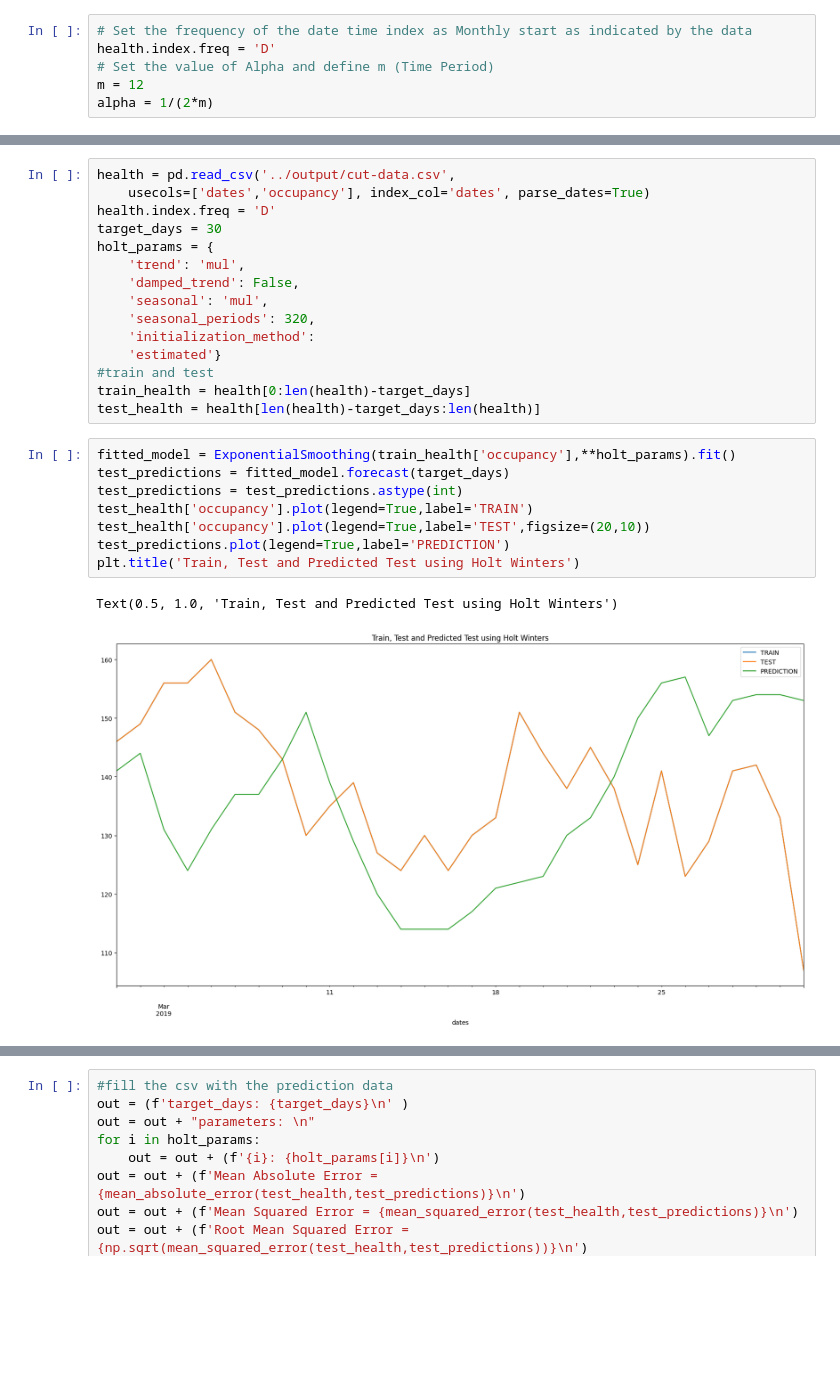
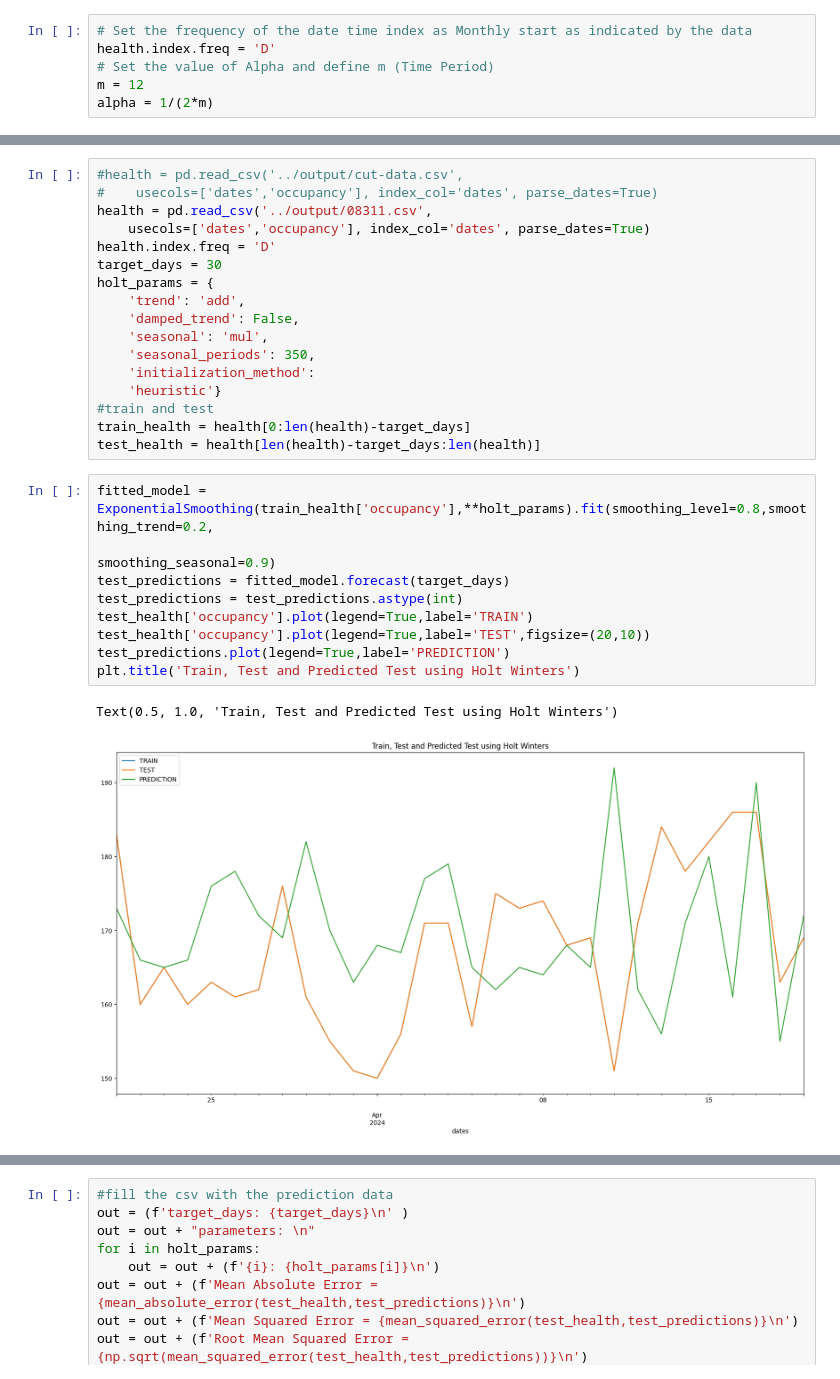
Before and after one commit to aaronbittel/intelligent-planning-of-care-staff, a Jupyter notebook: holt_winter/holt_winter_notebook.ipynb, the cells around one changed output, grey strips where cells are left out. Cells and saved outputs as stored; diff of their text form; blank space fills up the shorter version.

Commit message:
added another test data and code fixes

```diff
--- a/holt_winter/holt_winter_notebook.ipynb
+++ b/holt_winter/holt_winter_notebook.ipynb
@@ -75,29 +103,32 @@ health[['occupancy','HWES3_ADD','HWES3_MUL']].plot(title='Holt Winters Triple Ex
 # %%
-health = pd.read_csv('../output/cut-data.csv',
+#health = pd.read_csv('../output/cut-data.csv',
+#    usecols=['dates','occupancy'], index_col='dates', parse_dates=True)
+health = pd.read_csv('../output/08311.csv',
     usecols=['dates','occupancy'], index_col='dates', parse_dates=True)
 health.index.freq = 'D'
 target_days = 30
 holt_params = {
-    'trend': 'mul',
+    'trend': 'add',
     'damped_trend': False,
     'seasonal': 'mul',
-    'seasonal_periods': 320,
+    'seasonal_periods': 350,
     'initialization_method':
-    'estimated'}
+    'heuristic'}
 #train and test
 train_health = health[0:len(health)-target_days]
 test_health = health[len(health)-target_days:len(health)]
 # %%
-fitted_model = ExponentialSmoothing(train_health['occupancy'],**holt_params).fit()
+fitted_model = ExponentialSmoothing(train_health['occupancy'],**holt_params).fit(smoothing_level=0.8,smoothing_trend=0.2,
+                                                                            smoothing_seasonal=0.9)
 test_predictions = fitted_model.forecast(target_days)
 test_predictions = test_predictions.astype(int)
 test_health['occupancy'].plot(legend=True,label='TRAIN')
 test_health['occupancy'].plot(legend=True,label='TEST',figsize=(20,10))
 test_predictions.plot(legend=True,label='PREDICTION')
 plt.title('Train, Test and Predicted Test using Holt Winters')
 # %% [output]
 Text(0.5, 1.0, 'Train, Test and Predicted Test using Holt Winters')
-[figure, old version]
+[figure, new version]
 # %%
 test_health['occupancy'].plot(legend=True,label='TEST',figsize=(9,6))
 #test_predictions.plot(legend=True,label='PREDICTION',xlim=['1959–01–01','1961–01–01'])
```
Also changed, not shown: parts of 17 cells of this notebook, 7 other files.
